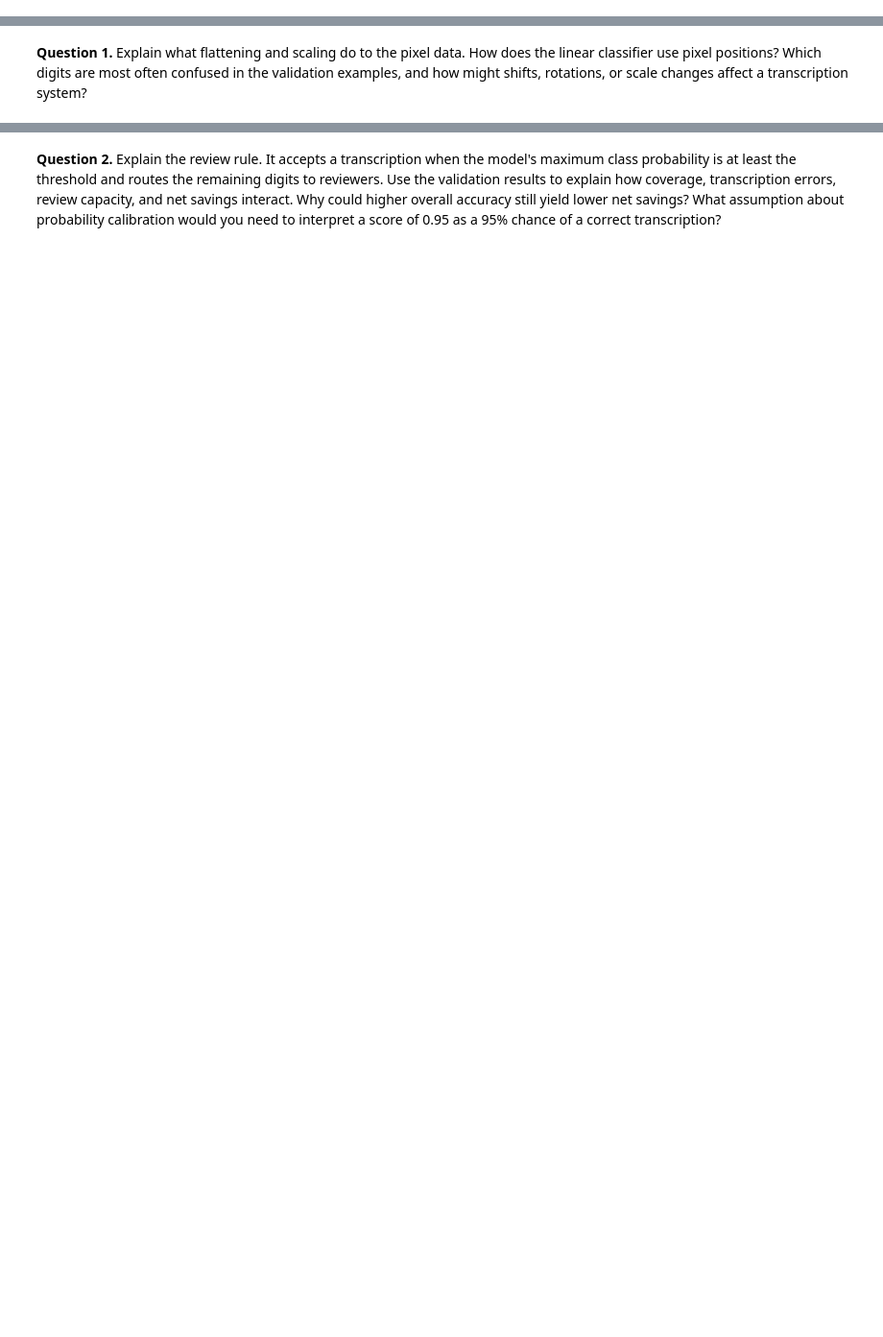
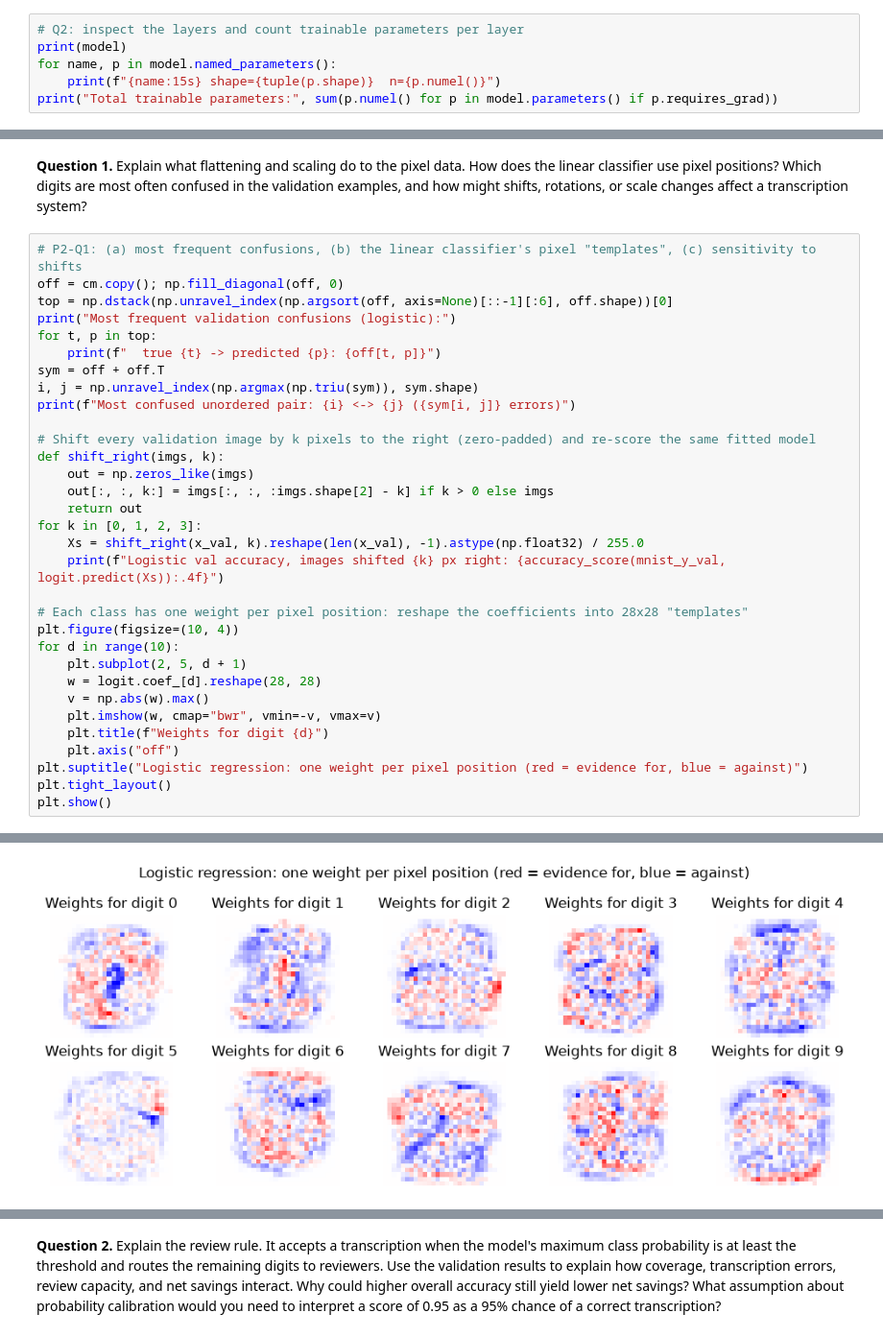
Before and after one commit to KEDES1998/ML_in_Econ, a Jupyter notebook: HW2/ML_Econ_2026_Homework_2.ipynb, the cells around one changed output, grey strips where cells are left out. Shown at 96% size. Drawn from its saved outputs; the diff is of its cells as text; blank space fills up the shorter version.

```diff
--- a/HW2/ML_Econ_2026_Homework_2.ipynb
+++ b/HW2/ML_Econ_2026_Homework_2.ipynb
@@ -222,3 +280,9 @@ optimizer = torch.optim.Adam(model.parameters(), lr=1e-3)
 
 
 ---
+# %%
+# Q2: inspect the layers and count trainable parameters per layer
+print(model)
+for name, p in model.named_parameters():
+    print(f"{name:15s} shape={tuple(p.shape)}  n={p.numel()}")
+print("Total trainable parameters:", sum(p.numel() for p in model.parameters() if p.requires_grad))
@@ -577,2 +1278,35 @@ baseline_pmax = baseline_val_proba.max(axis=1)
 # %% [markdown]
 **Question 1.** Explain what flattening and scaling do to the pixel data. How does the linear classifier use pixel positions? Which digits are most often confused in the validation examples, and how might shifts, rotations, or scale changes affect a transcription system?
+# %%
+# P2-Q1: (a) most frequent confusions, (b) the linear classifier's pixel "templates", (c) sensitivity to shifts
+off = cm.copy(); np.fill_diagonal(off, 0)
+top = np.dstack(np.unravel_index(np.argsort(off, axis=None)[::-1][:6], off.shape))[0]
+print("Most frequent validation confusions (logistic):")
+for t, p in top:
+    print(f"  true {t} -> predicted {p}: {off[t, p]}")
+sym = off + off.T
+i, j = np.unravel_index(np.argmax(np.triu(sym)), sym.shape)
+print(f"Most confused unordered pair: {i} <-> {j} ({sym[i, j]} errors)")
+
+# Shift every validation image by k pixels to the right (zero-padded) and re-score the same fitted model
+def shift_right(imgs, k):
+    out = np.zeros_like(imgs)
+    out[:, :, k:] = imgs[:, :, :imgs.shape[2] - k] if k > 0 else imgs
+    return out
+for k in [0, 1, 2, 3]:
+    Xs = shift_right(x_val, k).reshape(len(x_val), -1).astype(np.float32) / 255.0
+    print(f"Logistic val accuracy, images shifted {k} px right: {accuracy_score(mnist_y_val, logit.predict(Xs)):.4f}")
+
+# Each class has one weight per pixel position: reshape the coefficients into 28x28 "templates"
+plt.figure(figsize=(10, 4))
+for d in range(10):
+    plt.subplot(2, 5, d + 1)
+    w = logit.coef_[d].reshape(28, 28)
+    v = np.abs(w).max()
+    plt.imshow(w, cmap="bwr", vmin=-v, vmax=v)
+    plt.title(f"Weights for digit {d}")
+    plt.axis("off")
+plt.suptitle("Logistic regression: one weight per pixel position (red = evidence for, blue = against)")
+plt.tight_layout()
+plt.show()
+# %% [output]
@@ -579 +1325,2 @@ baseline_pmax = baseline_val_proba.max(axis=1)
+[figure, added]
 # %% [markdown]
```
Also changed, not shown: parts of 64 cells of this notebook, 1 other file.
